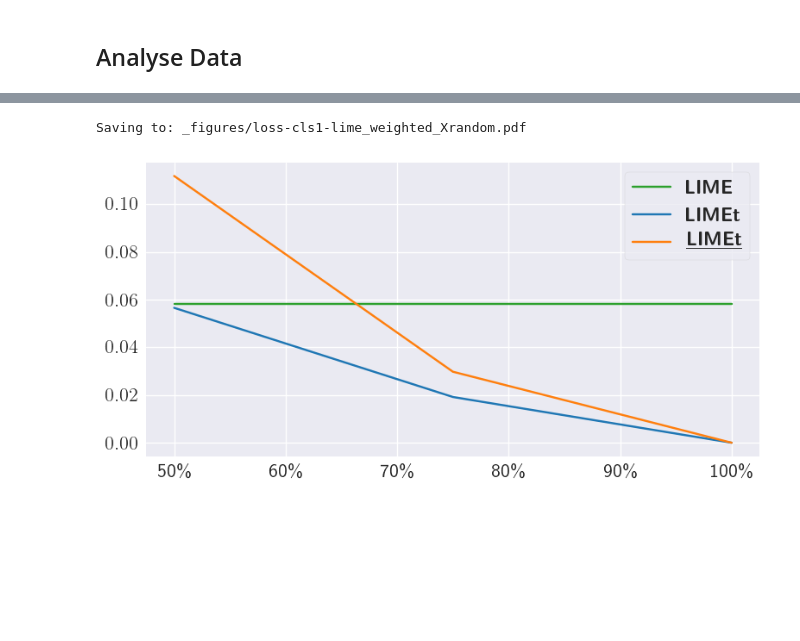
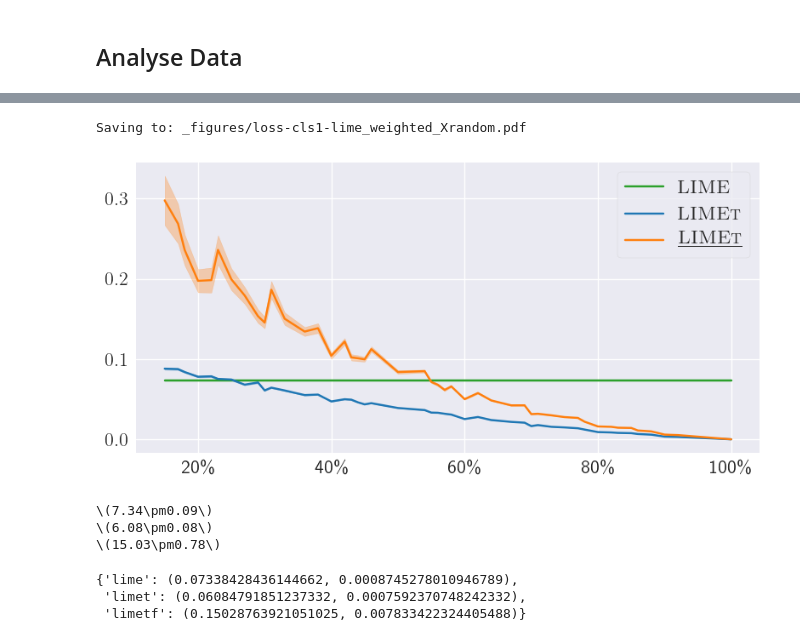
Before and after one commit to So-Cool/bLIMEy, a Jupyter notebook: ECML-PKDD_2023/limetree_experiments.ipynb, the cells around one changed output, grey strips where cells are left out. Cells and saved outputs as stored; diff of their text form; code cells hidden in the pictures; blank space fills up the shorter version.

Commit message:
CIFAR-10 results

```diff
--- a/ECML-PKDD_2023/limetree_experiments.ipynb
+++ b/ECML-PKDD_2023/limetree_experiments.ipynb
@@ -96,5 +62,7 @@ with open('limet_sample.pickle', 'wb') as w_file:
 # %% [markdown]
 ## Analyse Data
 # %%
-with open('limet_sample.pickle', 'rb') as r_file:
+# source = 'processed_limetree_1835.pickle'
+source = 'processed_limetree_cifar10_9714.pickle'
+with open(source, 'rb') as r_file:
     collector = pickle.load(r_file)
@@ -114,8 +79,19 @@ limet_scores_summary = summarise_loss_limet(limet_scores, top_classes)
 # %%
 # NBVAL_IGNORE_OUTPUT
 plot_loss_summary(lime_scores_summary, limet_scores_summary,
-                  1, use_limet_loss=False,
+                  1, use_limet_loss=not True,
                   use_weighted=True, use_random=False)
 # %% [output]
 Saving to: _figures/loss-cls1-lime_weighted_Xrandom.pdf
-[figure, old version]
+[figure, new version]
+# %%
+tabulate_loss_summary(lime_scores_summary, limet_scores_summary, 1,
+                      0.33, scale_factor=100, latex=True,
+                      use_limet_loss=not True, use_weighted=True, use_random=False)
+# %% [output]
+\(7.34\pm0.09\)
+\(6.08\pm0.08\)
+\(15.03\pm0.78\)
+{'lime': (0.07338428436144662, 0.0008745278010946789),
+ 'limet': (0.06084791851237332, 0.0007592370748242332),
+ 'limetf': (0.15028763921051025, 0.007833422324405488)}
```
Also changed, not shown: parts of 7 cells of this notebook, 2 other files.
